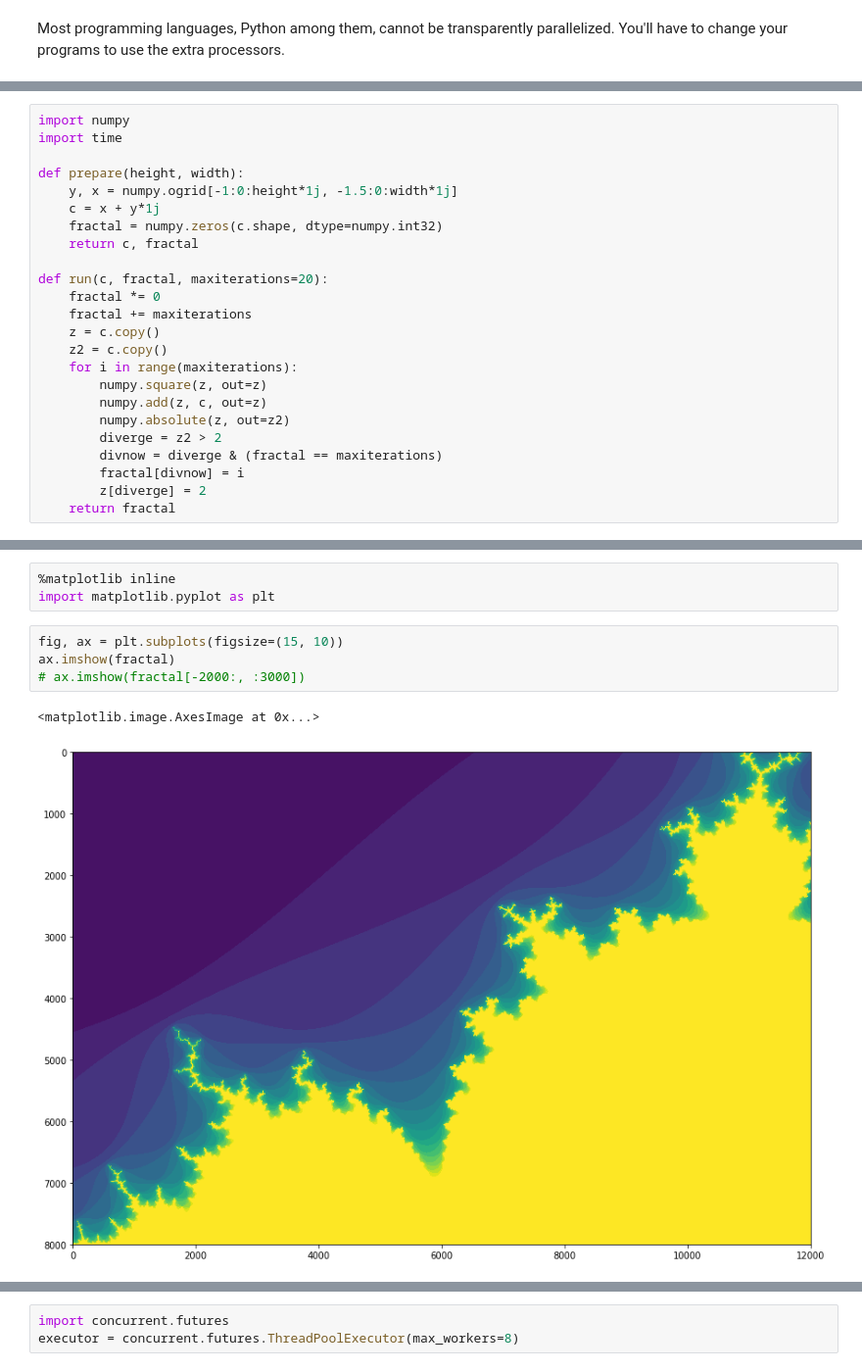
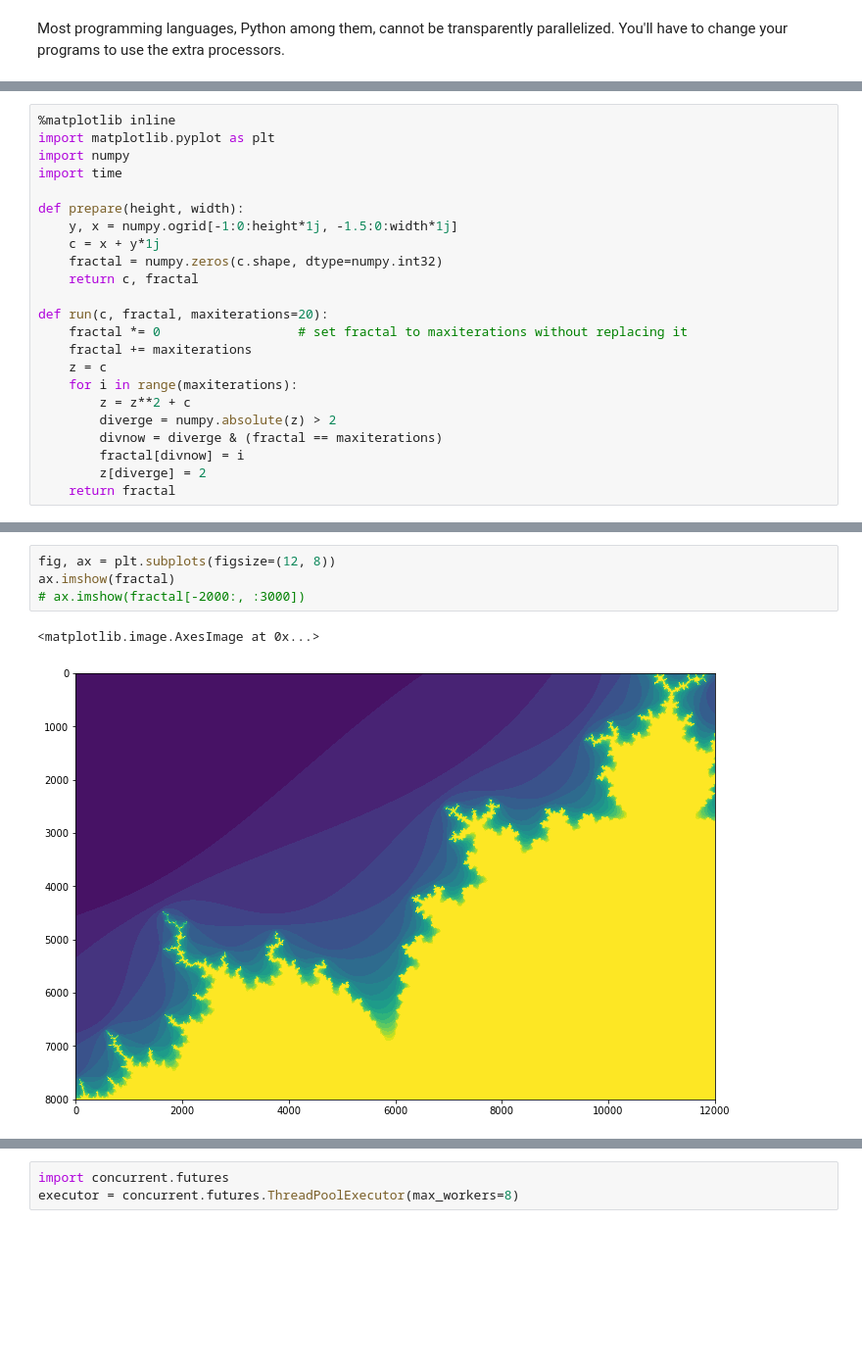
Before and after one commit to jpivarski-talks/python-numpy-mini-course, a Jupyter notebook: 5-dask.ipynb, the cells around one changed output, grey strips where cells are left out. Shown at 98% size. Cells and saved outputs as stored; diff of their text form; blank space fills up the shorter version.

```diff
--- a/5-dask.ipynb
+++ b/5-dask.ipynb
@@ -17,4 +15,6 @@ Most programming languages, Python among them, cannot be transparently paralleli
 # %%
+%matplotlib inline
+import matplotlib.pyplot as plt
 import numpy
 import time
 
@@ -25,15 +25,12 @@ def prepare(height, width):
     return c, fractal
 
 def run(c, fractal, maxiterations=20):
-    fractal *= 0
+    fractal *= 0                  # set fractal to maxiterations without replacing it
     fractal += maxiterations
-    z = c.copy()
-    z2 = c.copy()
+    z = c
     for i in range(maxiterations):
-        numpy.square(z, out=z)
-        numpy.add(z, c, out=z)
-        numpy.absolute(z, out=z2)
-        diverge = z2 > 2
+        z = z**2 + c
+        diverge = numpy.absolute(z) > 2
         divnow = diverge & (fractal == maxiterations)
         fractal[divnow] = i
         z[diverge] = 2
@@ -49,10 +46,7 @@ time.time() - starttime
-# %%
-%matplotlib inline
-import matplotlib.pyplot as plt
 # %%
-fig, ax = plt.subplots(figsize=(15, 10))
+fig, ax = plt.subplots(figsize=(12, 8))
 ax.imshow(fractal)
 # ax.imshow(fractal[-2000:, :3000])
 # %% [output]
 <matplotlib.image.AxesImage at 0x...>
-[figure, old version]
+[figure, new version]
```
Also changed, not shown: parts of 44 cells of this notebook.
